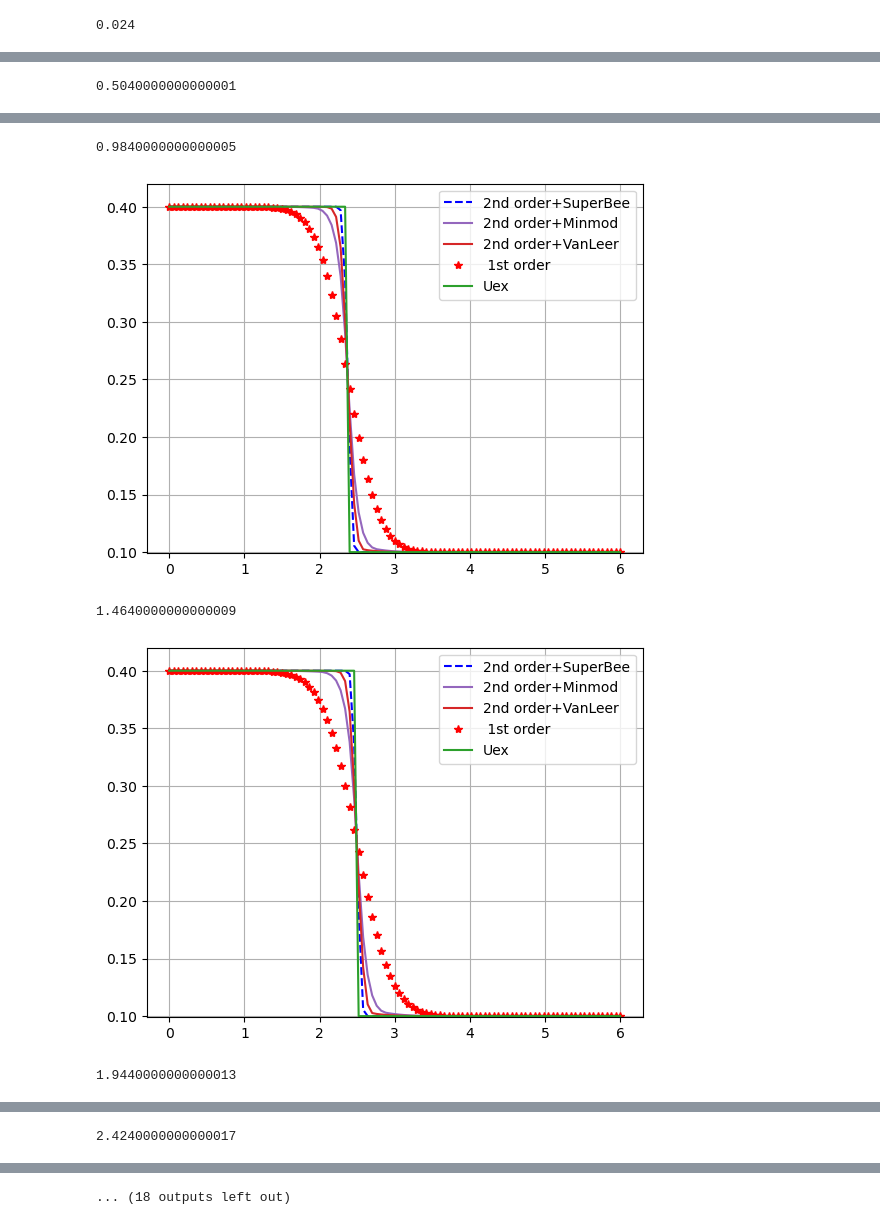
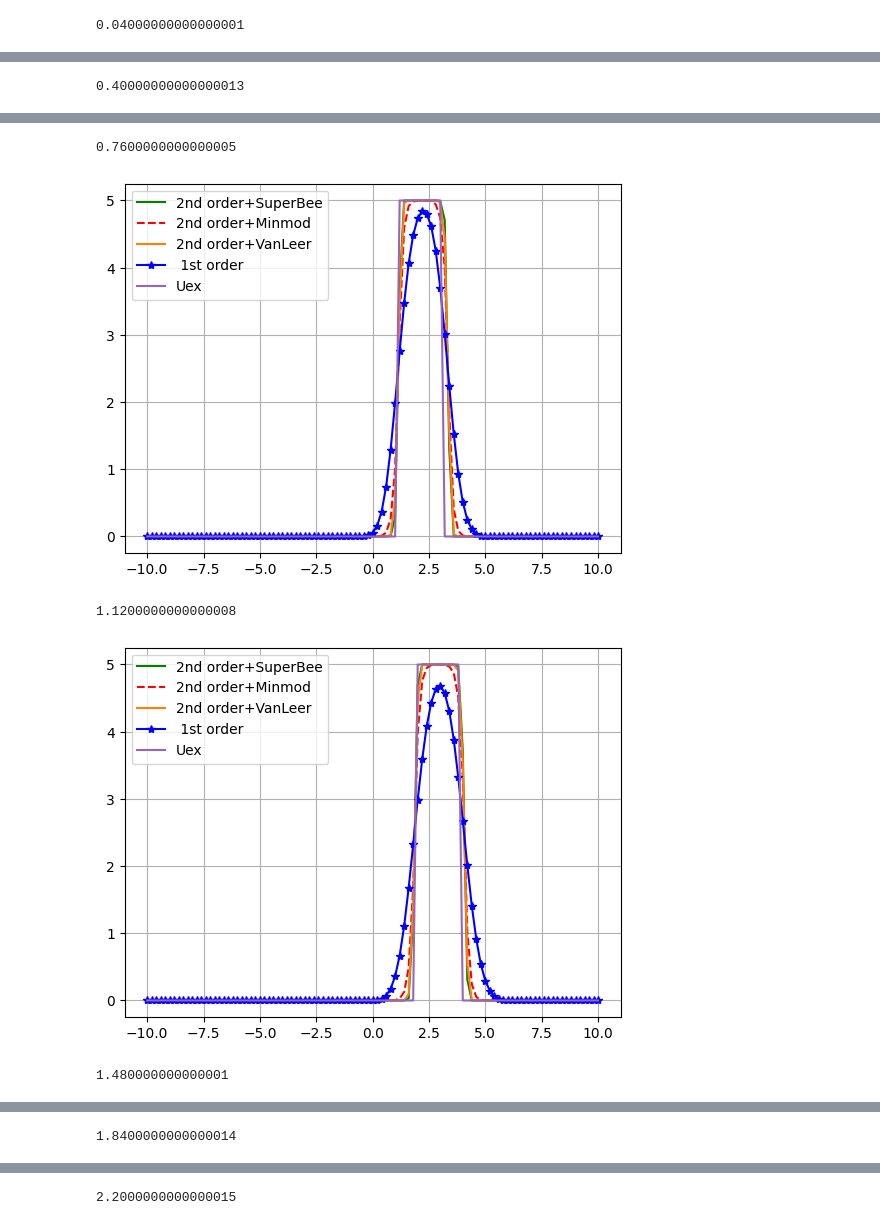
Before and after one commit to Laghrissi0/Projet-S2, a Jupyter notebook: Comparaison des 4 schémas equation de burger.ipynb, the cells around one changed output, grey strips where cells are left out. Drawn from its saved outputs; the diff is of its cells as text; code cells hidden in the pictures.

```diff
--- a/Comparaison des 4 schémas equation de burger.ipynb
+++ b/Comparaison des 4 schémas equation de burger.ipynb
@@ -8,15 +11,12 @@ from numpy import sqrt
 # %%
 def u_0(x):
-    if x < 2 :
-        return 0.4
+    if x <= 1 and x >=-1:
+        return 5
     else :
-        return 0.1
+        return 0
-# %%
-def F(u):
-    return (u**2)/2
 # %%
 def U_ex(x, t):
-    return u_0(x-(t/4))
+    return u_0(x-c*t)
 # %%
 def vanLeer(r):
     if r==1e6:
@@ -30,8 +30,8 @@ def superBee(r):
 def minmod2(a):
     return max(0,min(1,a))
 # %%
-a = 0
-b = 6
+a = -10
+b = 10
 c = 2
 N = 101
 dx = (b-a)/(N-1)
@@ -64,14 +64,14 @@ plt.grid()
 # %%
-cfl = 0.8
+cfl = 0.4
 dt = (cfl*dx)/abs(c)
 temps = 0
-T_final =7
+T_final = 2.5
 Unp1S = np.zeros(N)
 Unp1 = np.zeros(N)
 Unp1M= np.zeros(N)
 Unp1V= np.zeros(N)
 lam = dt/dx
-seuil = 1e-3
+seuil = 1e-6
 
 j=0
 
@@ -186,15 +186,15 @@ while(temps < T_final):
     Uex = [U_ex(i,temps) for i in x]
     temps = temps + dt
 
-    if j%20==0:
-        plt.plot(x,UnS,'b--', label='2nd order+SuperBee')
-        plt.plot(x,UnM,color='tab:purple', label='2nd order+Minmod')
-        plt.plot(x,UnV,color='tab:red', label='2nd order+VanLeer')
-        plt.plot(x,Un,'r*', label=' 1st order ')
+    if j%9==0:
+        plt.plot(x,UnS,'g-', label='2nd order+SuperBee')
+        plt.plot(x,UnM,'r--', label='2nd order+Minmod')
+        plt.plot(x,UnV,color='tab:orange', label='2nd order+VanLeer')
+        plt.plot(x,Un,'b-*', label=' 1st order ')
         plt.grid()
-        plt.plot(x,Uex,color='tab:green', label='Uex')
+        plt.plot(x,Uex,color='tab:purple', label='Uex')
         plt.legend()
-        plt.ylim(0.099, 0.420)
+        #plt.ylim(-5, 10)
         plt.pause(0.1)
         print(temps)
     j+=1
@@ -203 +203 @@ while(temps < T_final):
-0.024
+0.04000000000000001
@@ -205 +205 @@ while(temps < T_final):
-0.5040000000000001
+0.40000000000000013
@@ -207,5 +207,5 @@ while(temps < T_final):
-0.9840000000000005
+0.7600000000000005
-[figure, old version]
+[figure, new version]
-1.4640000000000009
+1.1200000000000008
-[figure, old version]
+[figure, new version]
-1.9440000000000013
+1.480000000000001
@@ -213 +213 @@ while(temps < T_final):
-2.4240000000000017
+1.8400000000000014
@@ -214 +215 @@ while(temps < T_final):
-... (18 outputs left out)
+2.2000000000000015
```
Also changed, not shown: parts of 3 cells of this notebook.
